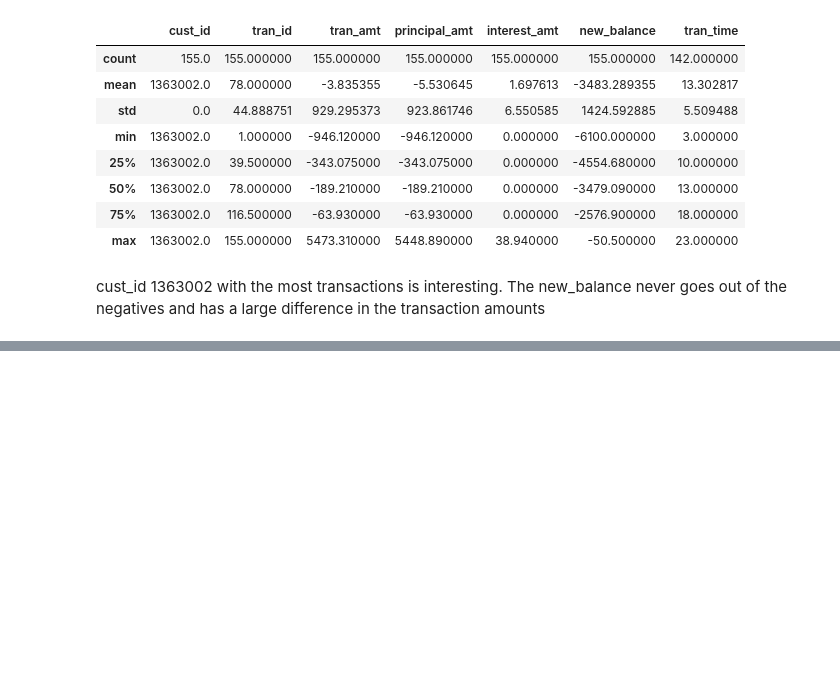
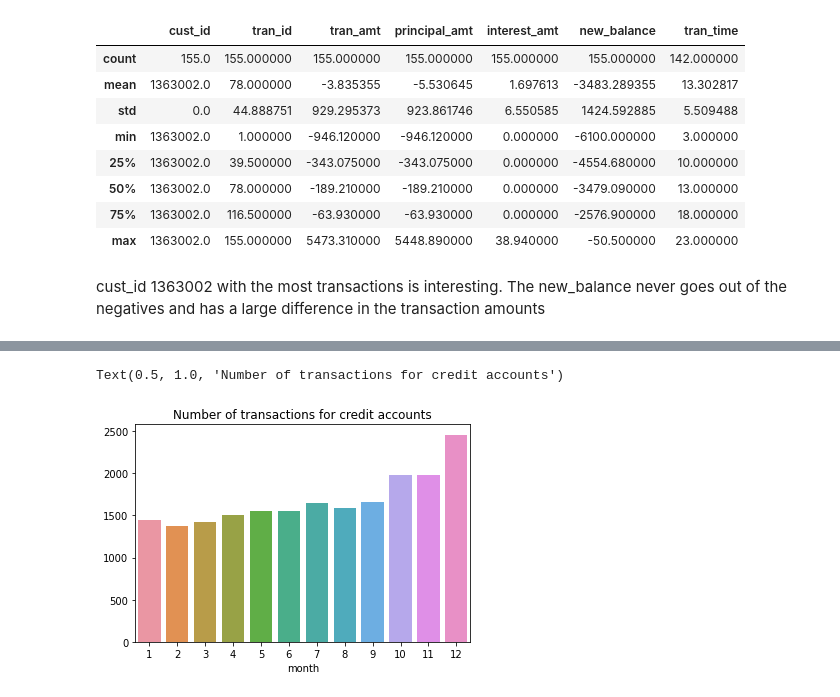
Before and after one commit to Malcolm-Q/mini-project-III, a Jupyter notebook: 2-EDA.ipynb, the cells around one changed output, grey strips where cells are left out. Drawn from its saved outputs; the diff is of its cells as text; code cells hidden in the pictures; blank space fills up the shorter version.

```diff
--- a/2-EDA.ipynb
+++ b/2-EDA.ipynb
@@ -280,0 +291,7 @@ cust_id 1363002 with the most transactions is interesting. The new_balance never
+# %%
+tran_cred['month'] = tran_cred['tran_date'].dt.month
+sns.barplot(x=tran_cred.groupby('month').size().index, y=tran_cred.groupby('month').size())
+plt.title('Number of transactions for credit accounts')
+# %% [output]
+Text(0.5, 1.0, 'Number of transactions for credit accounts')
+[figure, added]
```
Also changed, not shown: parts of 27 cells of this notebook, 10 other files.
